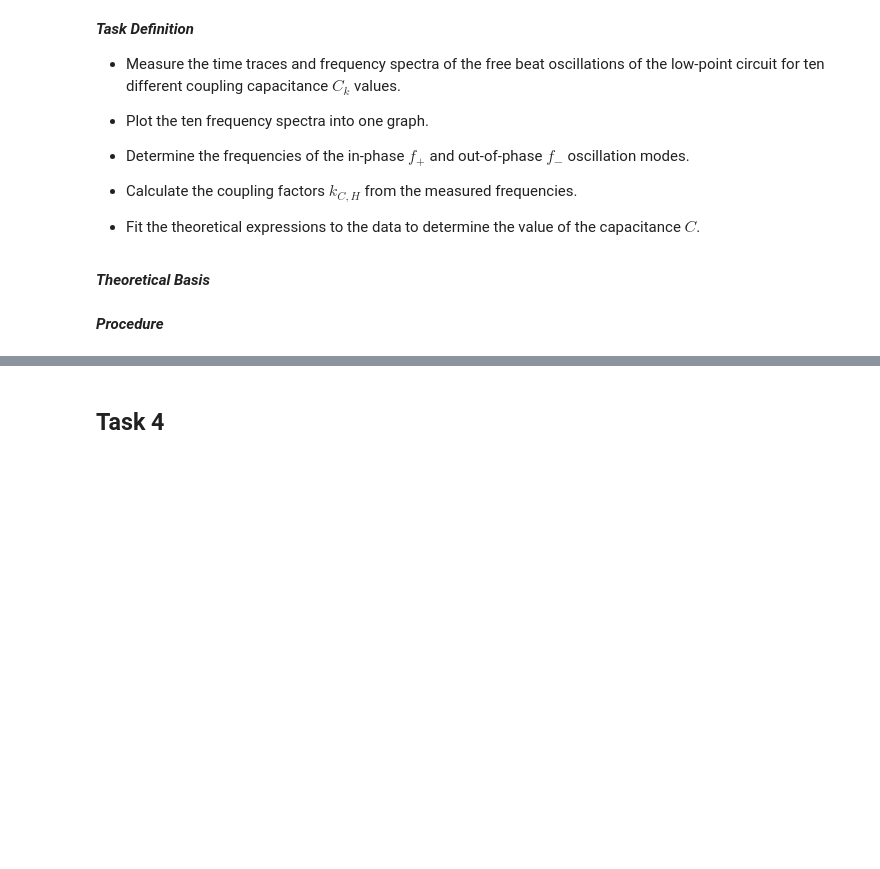
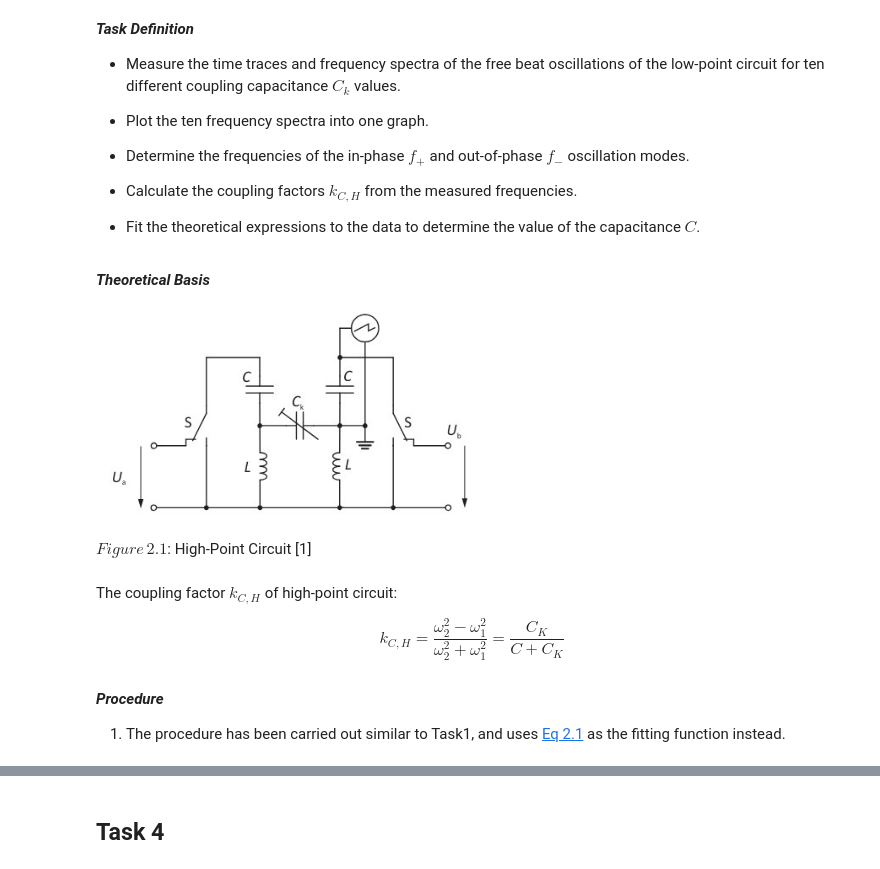
Before and after one commit to edhar98/Lab2, a Jupyter notebook: E17E/E17e Lab Report.ipynb, the cells around one changed output, grey strips where cells are left out. Drawn from its saved outputs; the diff is of its cells as text; code cells hidden in the pictures; blank space fills up the shorter version.

```diff
--- a/E17E/E17e Lab Report.ipynb
+++ b/E17E/E17e Lab Report.ipynb
@@ -224,7 +221,19 @@ $C = (0.15 \pm 0.003) ~\mu F$
 - Calculate the coupling factors $k_{C,H}$ from the measured frequencies.
 
 - Fit the theoretical expressions to the data to determine the value of the capacitance $C$.
+# %% [markdown]
+***Theoretical Basis***
+# %%
+dy(Im("./img/High.jpg", height=100, width=400))
+dy(Lx(r'$Figure\, 2.1$: High-Point Circuit [1]'))
+# %% [output]
+[figure, added]
+$Figure\, 2.1$: High-Point Circuit [1]
 # %% [markdown]
-***Theoretical Basis***
+The coupling factor $k_{C,H}$ of high-point circuit:
+
+$$k_{C,H} = \frac{\omega_2^2 -\omega_1^2}{\omega_2^2 + \omega_1^2} = \frac{C_K}{C + C_K} \label{eq2.1} \tag{2.1}$$
 # %% [markdown]
 ***Procedure***
+
+1. The procedure has been carried out similar to Task1, and uses [Eq 2.1](#mjx-eqn-eq2.1) as the fitting function instead.
```
Also changed, not shown: parts of 24 cells of this notebook.
